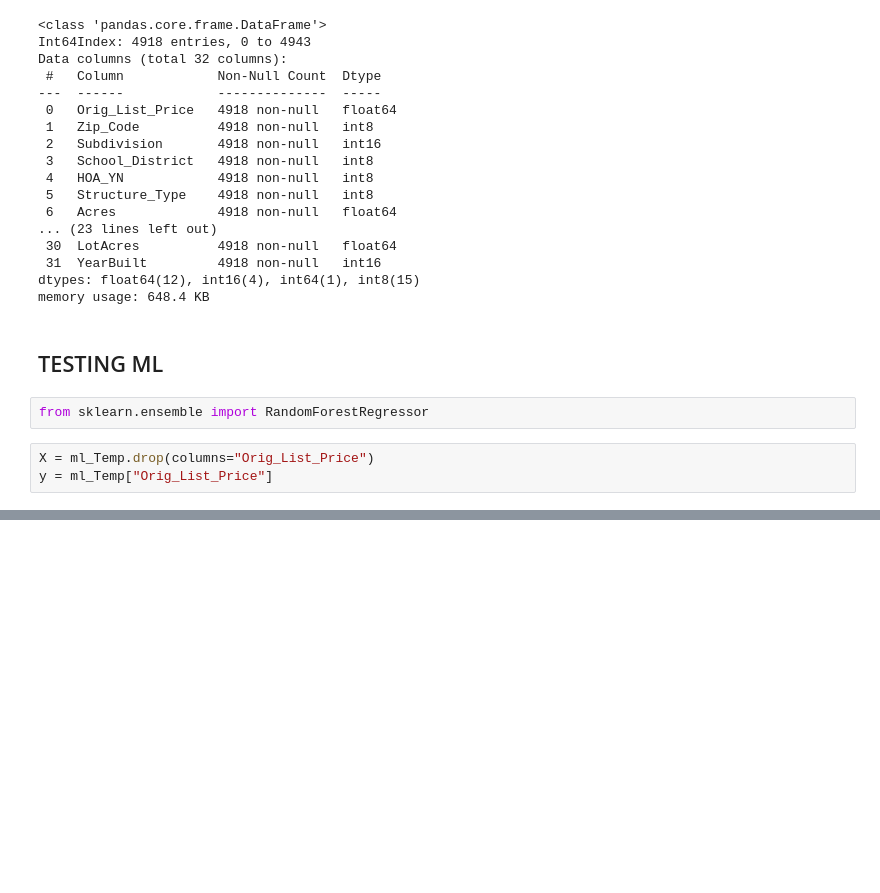
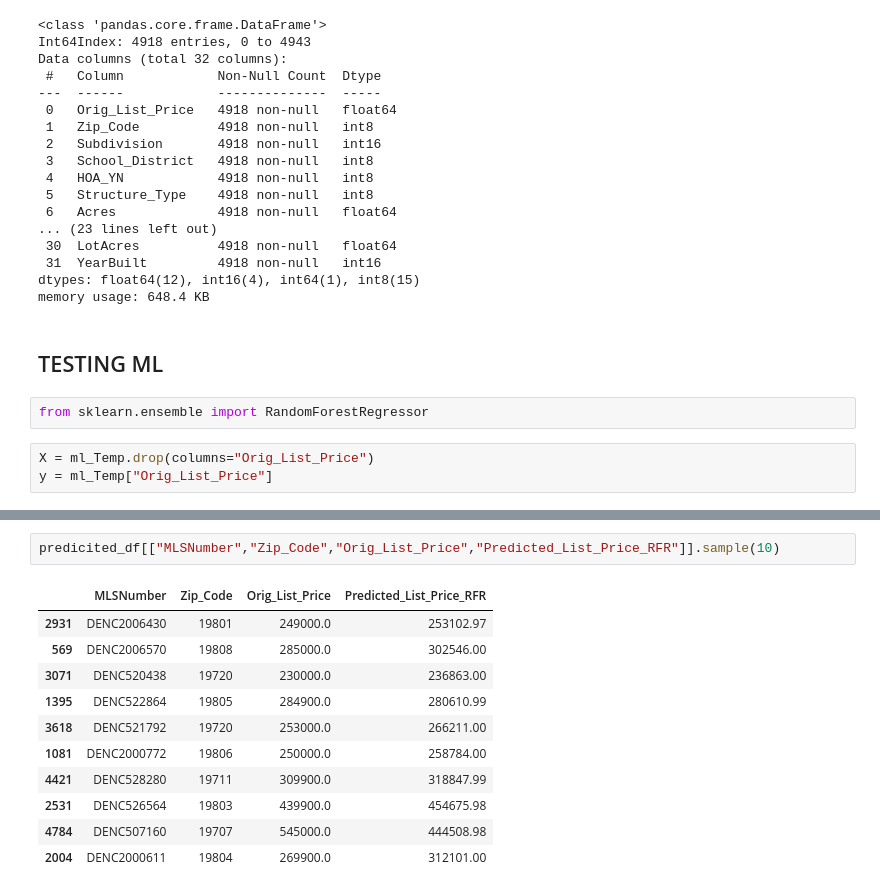
Before and after one commit to stefcenti2022/RealLeads, a Jupyter notebook: ml_analysis/Supervised_ML_Model_Clean_Data.ipynb, the cells around one changed output, grey strips where cells are left out. Saved outputs shown, nothing was run; the diff lists cells and outputs as text; blank space fills up the shorter version.

```diff
--- a/ml_analysis/Supervised_ML_Model_Clean_Data.ipynb
+++ b/ml_analysis/Supervised_ML_Model_Clean_Data.ipynb
@@ -669,0 +822,14 @@ model.score(X,y)
+# %%
+predicited_df[["MLSNumber","Zip_Code","Orig_List_Price","Predicted_List_Price_RFR"]].sample(10)
+# %% [output]
+|  | MLSNumber | Zip_Code | Orig_List_Price | Predicted_List_Price_RFR |
+| 2931 | DENC2006430 | 19801 | 249000.0 | 253102.97 |
+| 569 | DENC2006570 | 19808 | 285000.0 | 302546.00 |
+| 3071 | DENC520438 | 19720 | 230000.0 | 236863.00 |
+| 1395 | DENC522864 | 19805 | 284900.0 | 280610.99 |
+| 3618 | DENC521792 | 19720 | 253000.0 | 266211.00 |
+| 1081 | DENC2000772 | 19806 | 250000.0 | 258784.00 |
+| 4421 | DENC528280 | 19711 | 309900.0 | 318847.99 |
+| 2531 | DENC526564 | 19803 | 439900.0 | 454675.98 |
+| 4784 | DENC507160 | 19707 | 545000.0 | 444508.98 |
+| 2004 | DENC2000611 | 19804 | 269900.0 | 312101.00 |
```
Also changed, not shown: parts of 28 cells of this notebook.
